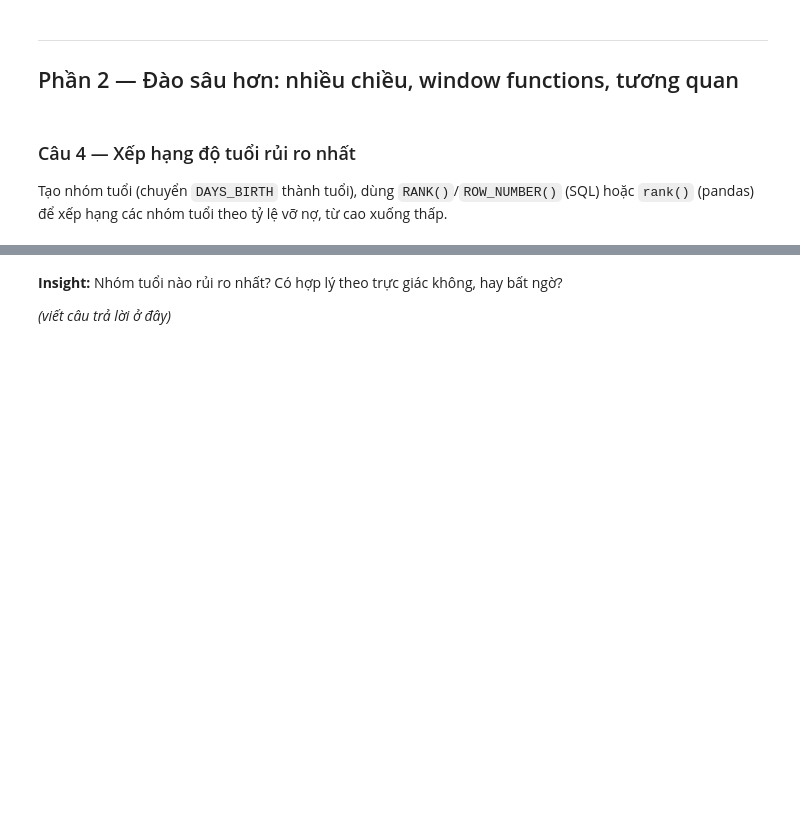
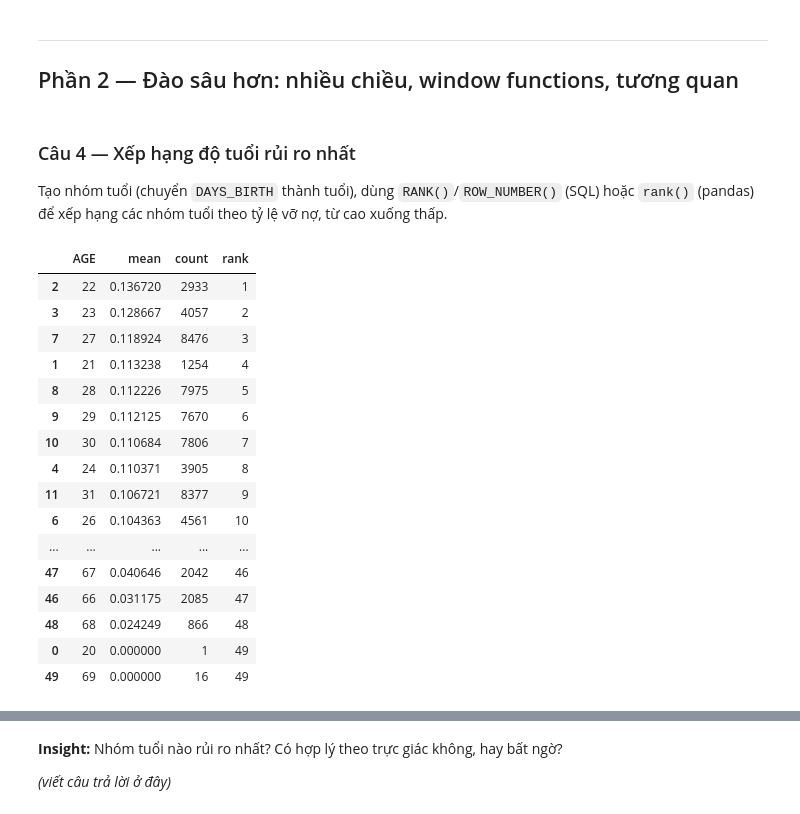
Before and after one commit to tuananhvui7-collab/credit-risk-eda, a Jupyter notebook: credit_risk_eda_template.ipynb, the cells around one changed output, grey strips where cells are left out. Saved outputs shown, nothing was run; the diff lists cells and outputs as text; code cells hidden in the pictures; blank space fills up the shorter version.

Commit message:
feat: add credit-to-income ratio analysis and demographic risk profiling to EDA template

```diff
--- a/credit_risk_eda_template.ipynb
+++ b/credit_risk_eda_template.ipynb
@@ -262,3 +352,36 @@ _(viết câu trả lời ở đây)_
 # %% [markdown]
 ### Câu 4 — Xếp hạng độ tuổi rủi ro nhất
 Tạo nhóm tuổi (chuyển `DAYS_BIRTH` thành tuổi), dùng `RANK()`/`ROW_NUMBER()` (SQL) hoặc `rank()` (pandas) để xếp hạng các nhóm tuổi theo tỷ lệ vỡ nợ, từ cao xuống thấp.
+# %%
+#update lại df 1 cho p2
+
+df1 = df[["SK_ID_CURR", "TARGET", "CODE_GENDER", "NAME_CONTRACT_TYPE", "AMT_INCOME_TOTAL", "AMT_CREDIT","NAME_EDUCATION_TYPE" ]]
+
+df1["AGE"] =((df["DAYS_BIRTH"] * -1) / 365).astype(int)
+
+df_age = df1.groupby("AGE")["TARGET"].agg(["mean", "count"]).reset_index()
+
+df_age["rank"] = df_age["mean"].rank(method = 'dense', ascending = False).astype(int)
+
+df_age = df_age.sort_values(by="rank")
+
+df_age.set_index("AGE")
+df_age
+# %% [output]
+|  | AGE | mean | count | rank |
+| 2 | 22 | 0.136720 | 2933 | 1 |
+| 3 | 23 | 0.128667 | 4057 | 2 |
+| 7 | 27 | 0.118924 | 8476 | 3 |
+| 1 | 21 | 0.113238 | 1254 | 4 |
+| 8 | 28 | 0.112226 | 7975 | 5 |
+| 9 | 29 | 0.112125 | 7670 | 6 |
+| 10 | 30 | 0.110684 | 7806 | 7 |
+| 4 | 24 | 0.110371 | 3905 | 8 |
+| 11 | 31 | 0.106721 | 8377 | 9 |
+| 6 | 26 | 0.104363 | 4561 | 10 |
+| ... | ... | ... | ... | ... |
+| 47 | 67 | 0.040646 | 2042 | 46 |
+| 46 | 66 | 0.031175 | 2085 | 47 |
+| 48 | 68 | 0.024249 | 866 | 48 |
+| 0 | 20 | 0.000000 | 1 | 49 |
+| 49 | 69 | 0.000000 | 16 | 49 |
```
Also changed, not shown: parts of 6 cells of this notebook.
